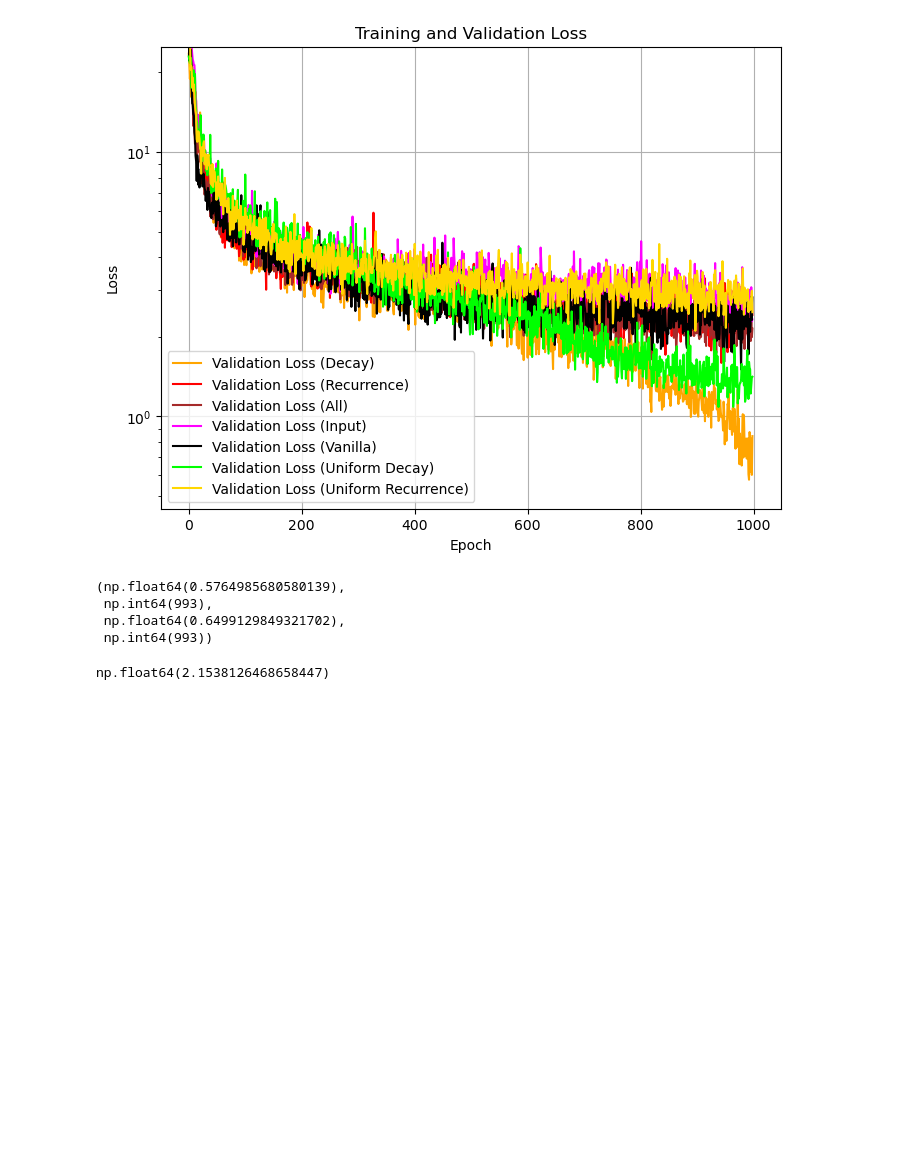
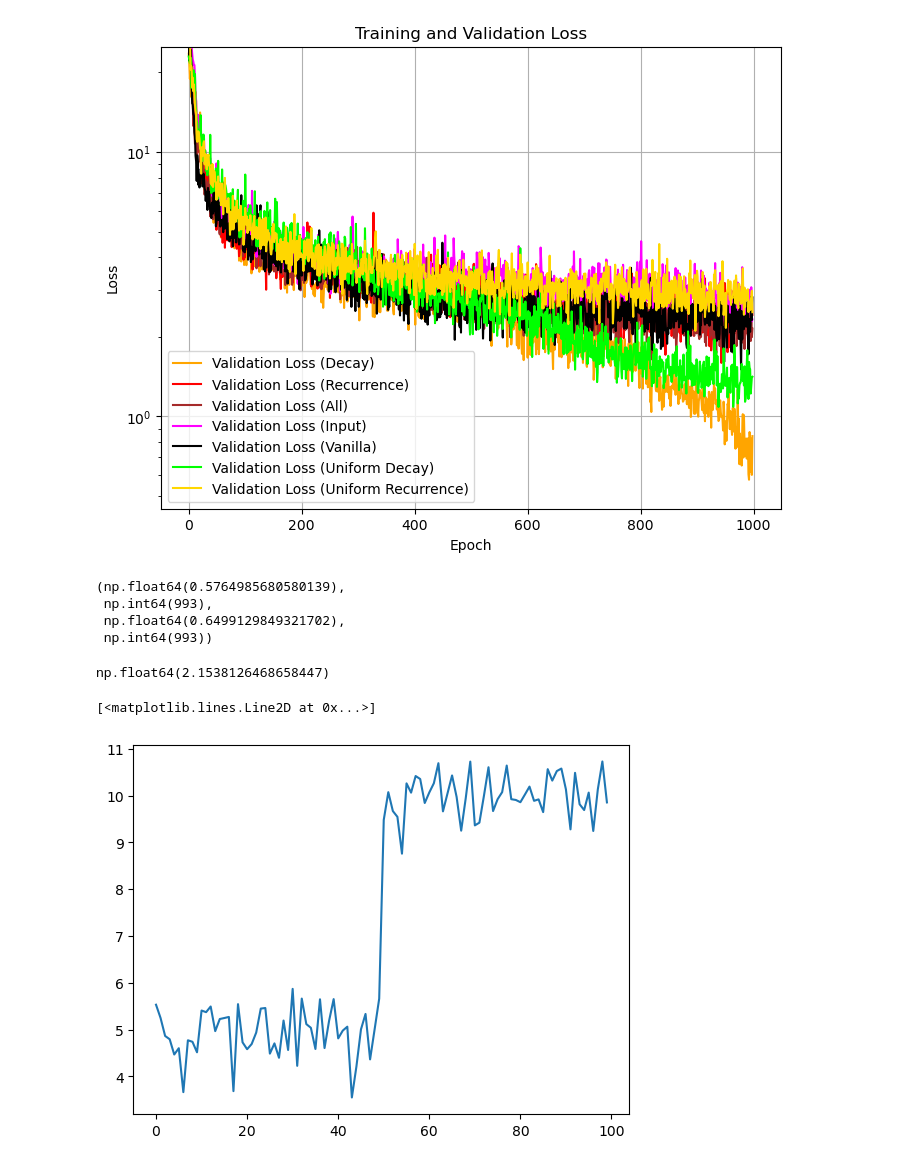
Before and after one commit to ahiggs13/timescale_RNN, a Jupyter notebook: test.ipynb, the cells around one changed output. Drawn from its saved outputs; the diff is of its cells as text; code cells hidden in the pictures; blank space fills up the shorter version.

Commit message:
bimodal

```diff
--- a/test.ipynb
+++ b/test.ipynb
@@ -170,3 +170,51 @@ np.min(val_loss), np.argmin(val_loss), np.min(train_loss), np.argmin(train_loss)
 val_loss[637]
 # %% [output]
 np.float64(2.1538126468658447)
+# %%
+from scipy.stats import truncnorm
+def get_tau_array(distribution, hidden_size,  device, tau_groups=None, tau_proportions=None, tau_min=None, tau_max=None, tau_mean1=None, tau_mean2=None, tau_std1=None, tau_std2=None, tau_change=None):
+    if distribution == 'groups':
+        tau_array = torch.zeros(hidden_size, dtype=torch.float32, device=device)
+        tausizes = [int(p * hidden_size) for p in tau_proportions]
+        tauindices = [0] + list(accumulate(tausizes))
+        for i, tau in enumerate(tau_groups):
+            tau_array[tauindices[i]:tauindices[i+1]] = tau
+        return tau_array
+    elif distribution == 'uniform':
+        if tau_min is None or tau_max is None:
+            raise ValueError("tau_min and tau_max must be provided for uniform distribution.")
+        return torch.FloatTensor(hidden_size).uniform_(tau_min, tau_max).to(device)
+    elif distribution == 'bimodal_normal':
+        tau_array = torch.zeros(hidden_size, dtype=torch.float32, device=device)
+        tausizes = [int(p * hidden_size) for p in tau_proportions]
+        tauindices = [0] + list(accumulate(tausizes))
+
+        if tau_mean1 < tau_mean2:
+            lesser_mean = tau_mean1
+            greater_mean = tau_mean2
+            lesser_std = tau_std1
+            greater_std = tau_std2
+        else:
+            lesser_mean = tau_mean2
+            greater_mean = tau_mean1
+            lesser_std = tau_std2
+            greater_std = tau_std1
+        #normal1
+        a1 = (tau_min - lesser_mean) / lesser_std
+        b1 = (tau_change - lesser_mean) / lesser_std
+
+        tau_array[tauindices[0]:tauindices[1]] = torch.tensor(truncnorm.rvs(a1, b1, loc=lesser_mean, scale=lesser_std, size=tausizes[0]))
+
+        #normal2
+        a2 = (tau_change - greater_mean) / greater_std
+        b2 = (tau_max - greater_mean) / greater_std
+        tau_array[tauindices[1]:tauindices[2]] = torch.tensor(truncnorm.rvs(a2, b2, loc=greater_mean, scale=greater_std, size=tausizes[1]))
+
+        return tau_array
+# %%
+dist = get_tau_array('bimodal_normal', 100, 'cpu', tau_proportions=[0.5, 0.5], tau_min=1, tau_max=15, tau_mean1=5, tau_mean2=10, tau_std1=0.5, tau_std2=0.5, tau_change=7.5)
+# %%
+plt.plot(dist)
+# %% [output]
+[<matplotlib.lines.Line2D at 0x...>]
+[figure, added]
```
Also changed, not shown: parts of 1 cell of this notebook, 2 other files.
